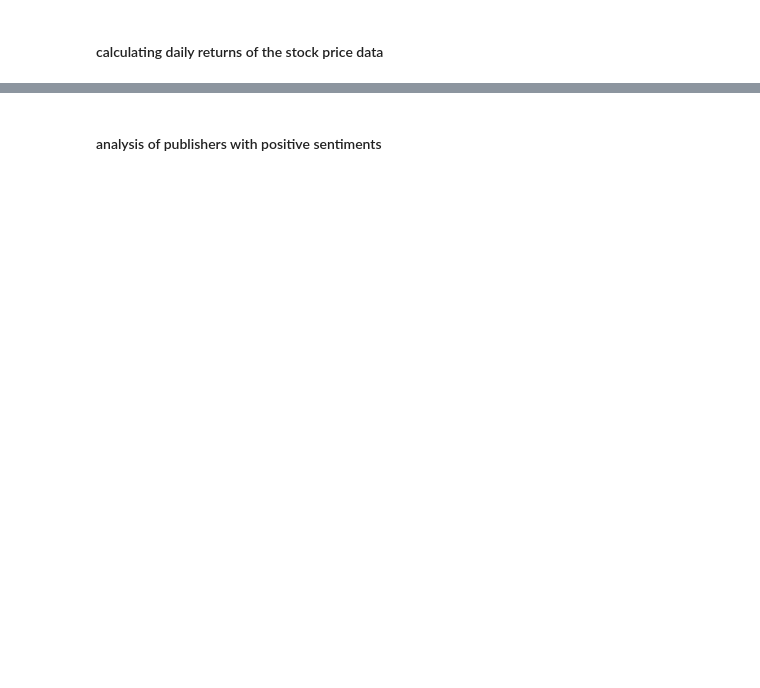
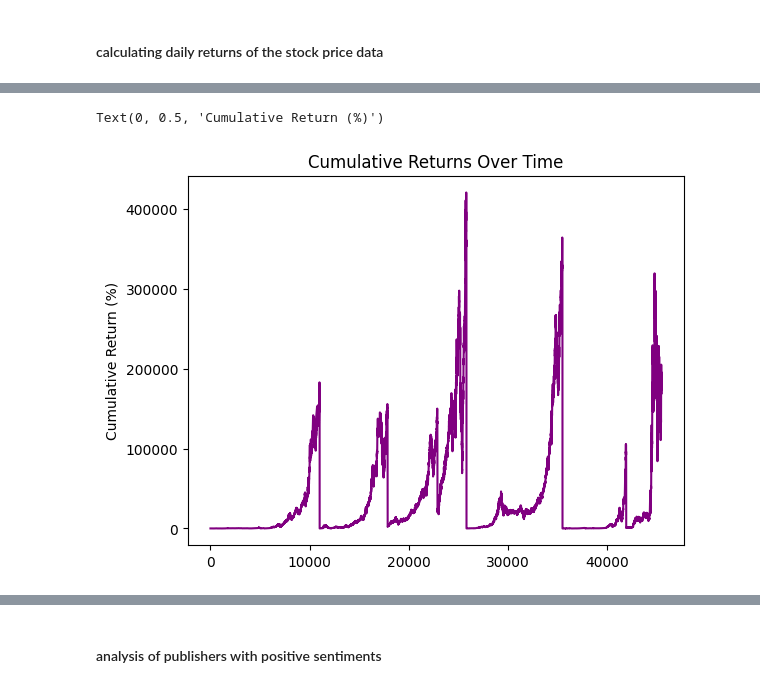
Before and after one commit to Jonepeter/Predicting-Price-Moves-with-News-Sentiment, a Jupyter notebook: notebooks/News_Stock_Correlation_Analysis.ipynb, the cells around one changed output, grey strips where cells are left out. Cells and saved outputs as stored; diff of their text form; code cells hidden in the pictures; blank space fills up the shorter version.

```diff
--- a/notebooks/News_Stock_Correlation_Analysis.ipynb
+++ b/notebooks/News_Stock_Correlation_Analysis.ipynb
@@ -192,3 +198,11 @@ Calculating daily stock returns...
 | 45426 | 2024-07-29 | 224.899994 | 234.270004 | 224.699997 | 232.100006 | 232.100006 | 129201800 | 0.0 | 0.0 | TSLA | ... |
 | 45427 | 2024-07-30 | 232.250000 | 232.410004 | 220.000000 | 222.619995 | 222.619995 | 100560300 | 0.0 | 0.0 | TSLA | ... |
 45428 rows × 11 columns
+# %%
+stock_data['Cumulative_Return'] = (1 + stock_data['Daily_Return']/100).cumprod() - 1
+plt.plot(stock_data.index, stock_data['Cumulative_Return'] * 100, color='purple')
+plt.title('Cumulative Returns Over Time')
+plt.ylabel('Cumulative Return (%)')
+# %% [output]
+Text(0, 0.5, 'Cumulative Return (%)')
+[figure, added]
```
Also changed, not shown: parts of 11 cells of this notebook.
